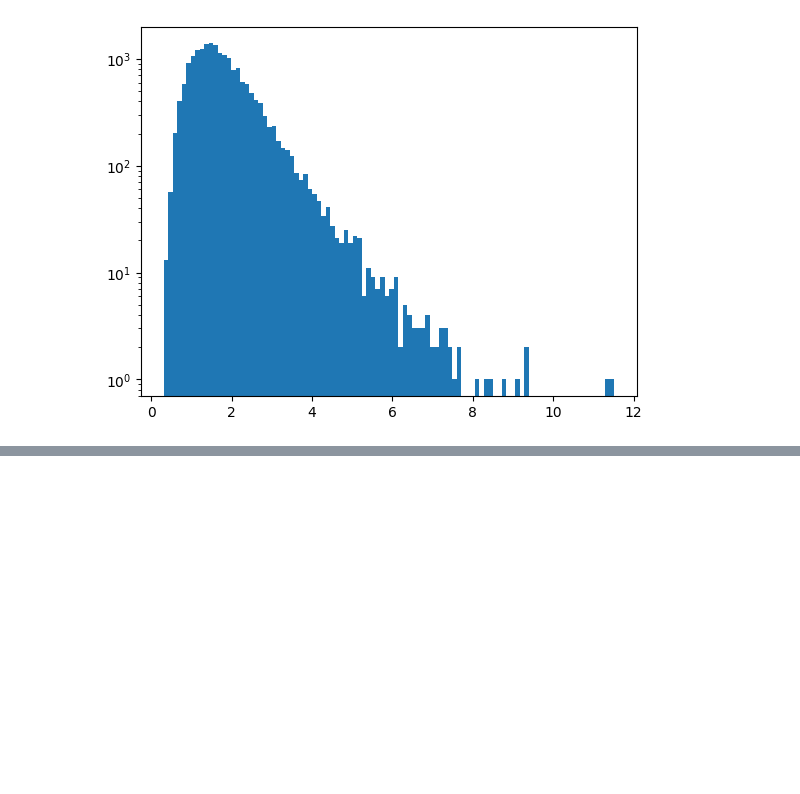
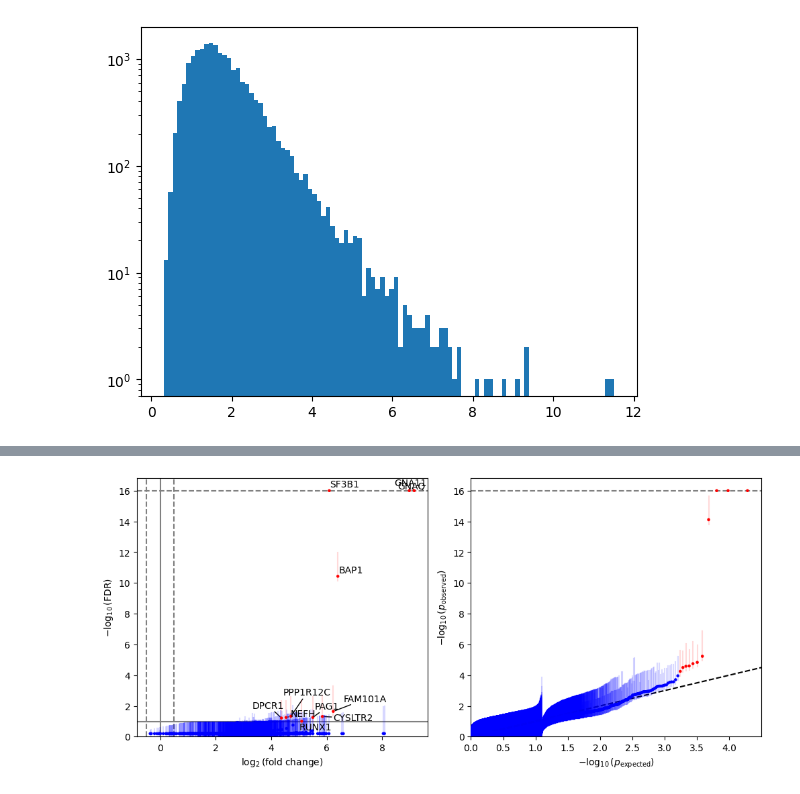
Before and after one commit to getzlab/dig_test_burden, a Jupyter notebook: process_results.ipynb, the cells around one changed output, grey strips where cells are left out. Saved outputs shown, nothing was run; the diff lists cells and outputs as text; code cells hidden in the pictures; blank space fills up the shorter version.

```diff
--- a/process_results.ipynb
+++ b/process_results.ipynb
@@ -102,0 +208,7 @@ plt.show()
+# %%
+p_bounds = df[['PVAL_NONSYN_BURDEN_lower', 'PVAL_NONSYN_BURDEN_upper']].to_numpy()
+# %%
+importlib.reload(plot_functions)
+plot_functions.plot_volcano(p, d, l, pval_bounds=p_bounds, ymax_vol=16, ymax_qq=16)
+# %% [output]
+[figure, added]
```
Also changed, not shown: parts of 15 cells of this notebook, 2 other files.
